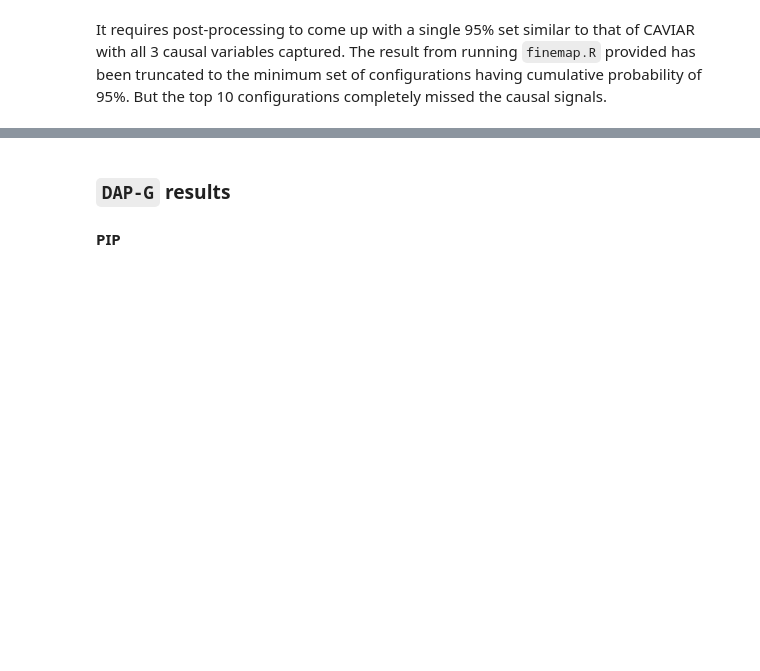
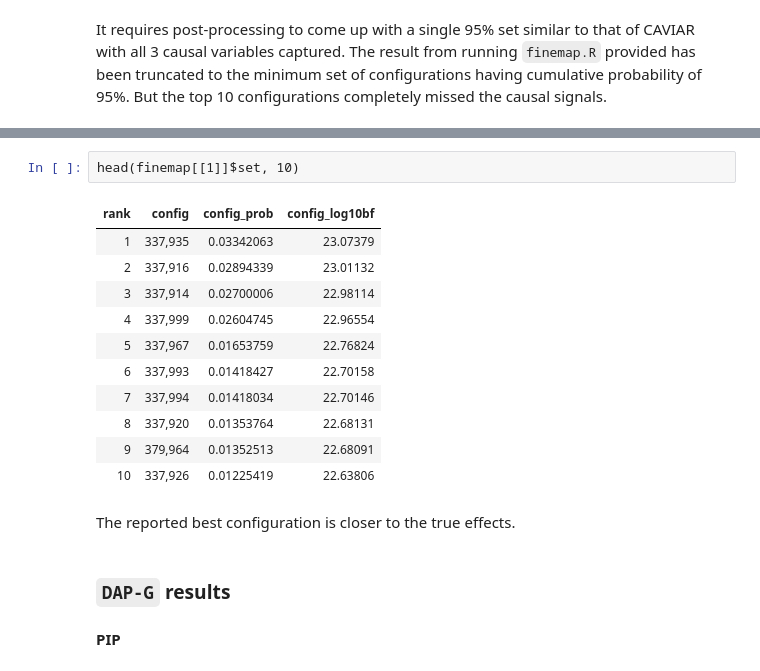
Before and after one commit to stephenslab/susie-paper, a Jupyter notebook: manuscript_results/pedagogical_example.ipynb, the cells around one changed output, grey strips where cells are left out. Cells and saved outputs as stored; diff of their text form; blank space fills up the shorter version.

```diff
--- a/manuscript_results/pedagogical_example.ipynb
+++ b/manuscript_results/pedagogical_example.ipynb
@@ -313,3 +341,19 @@ It requires post-processing to come up with a single 95% set similar to that of
+# %%
+head(finemap[[1]]$set, 10)
+# %% [output]
+| rank | config | config_prob | config_log10bf |
+| 1 | 337,935 | 0.03342063 | 23.07379 |
+| 2 | 337,916 | 0.02894339 | 23.01132 |
+| 3 | 337,914 | 0.02700006 | 22.98114 |
+| 4 | 337,999 | 0.02604745 | 22.96554 |
+| 5 | 337,967 | 0.01653759 | 22.76824 |
+| 6 | 337,993 | 0.01418427 | 22.70158 |
+| 7 | 337,994 | 0.01418034 | 22.70146 |
+| 8 | 337,920 | 0.01353764 | 22.68131 |
+| 9 | 379,964 | 0.01352513 | 22.68091 |
+| 10 | 337,926 | 0.01225419 | 22.63806 |
+# %% [markdown]
+The reported best configuration is closer to the true effects.
 # %% [markdown]
 ### `DAP-G` results
 
```
Also changed, not shown: parts of 9 cells of this notebook.
